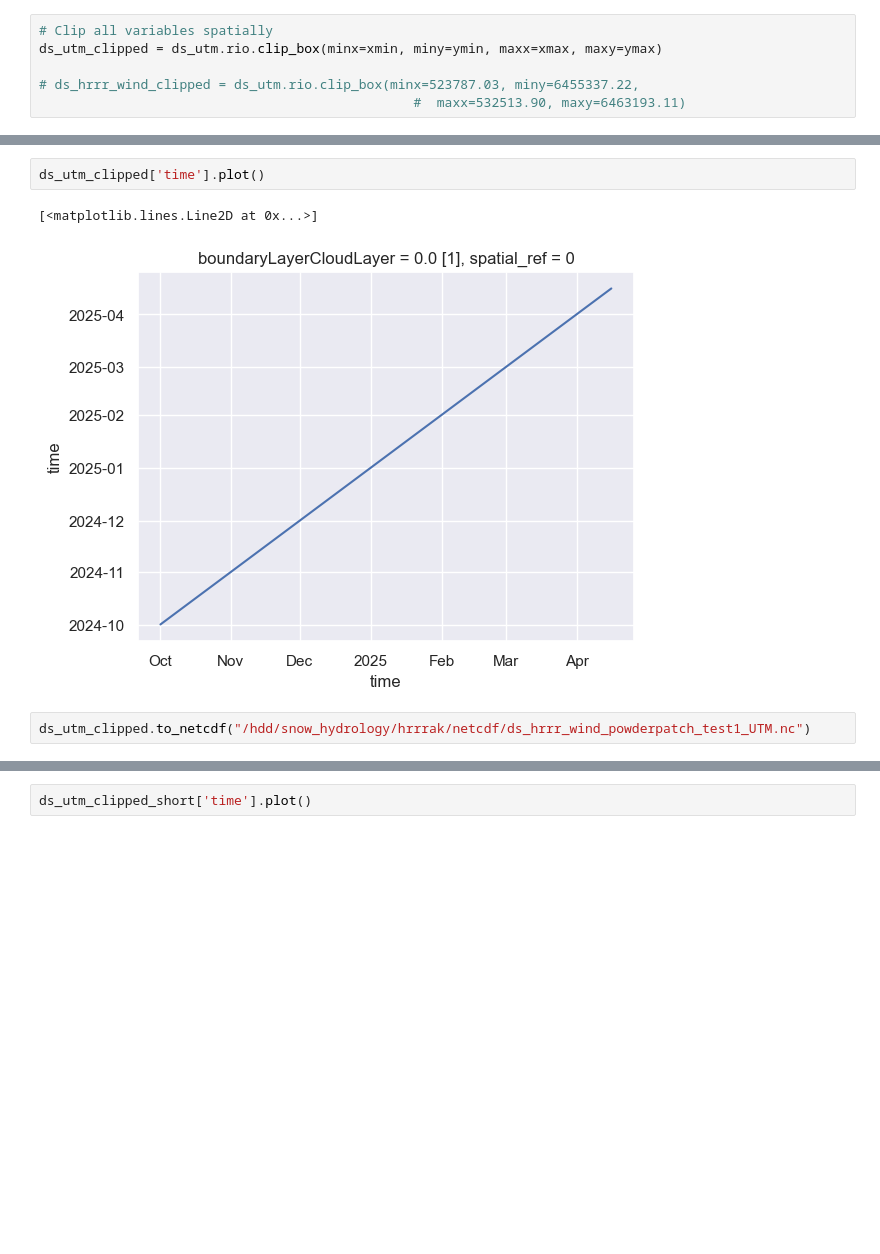
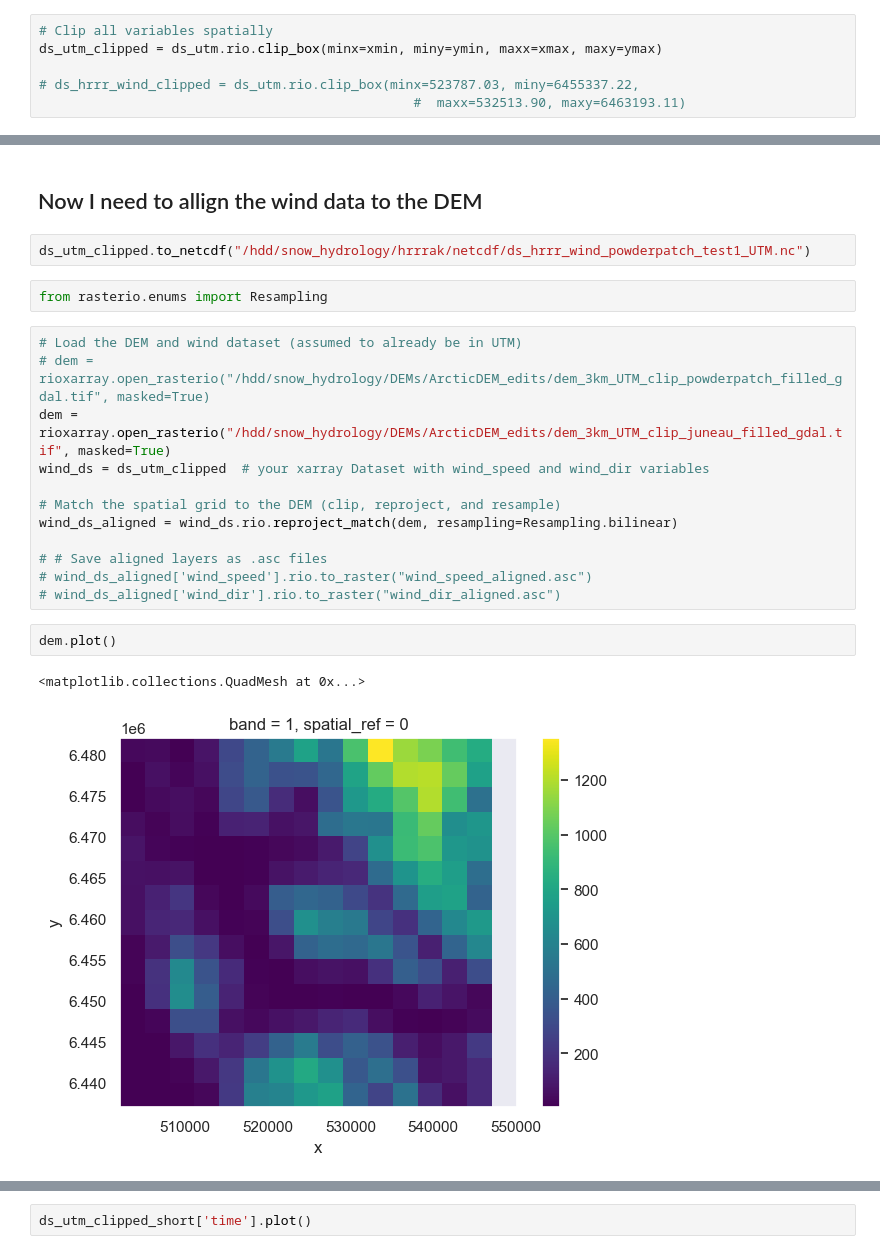
Before and after one commit to cassielumbrazo/juneau_data_analysis, a Jupyter notebook: 6c_prepare_wind_fields_wind_ninja.ipynb, the cells around one changed output, grey strips where cells are left out. Drawn from its saved outputs; the diff is of its cells as text; blank space fills up the shorter version.

```diff
--- a/6c_prepare_wind_fields_wind_ninja.ipynb
+++ b/6c_prepare_wind_fields_wind_ninja.ipynb
@@ -235,7 +236,23 @@ ds_utm_clipped['wind_speed'][1].plot()
-# %%
-ds_utm_clipped['time'].plot()
-# %% [output]
-[<matplotlib.lines.Line2D at 0x...>]
-[figure, removed]
+# %% [markdown]
+## Now I need to allign the wind data to the DEM
 # %%
 ds_utm_clipped.to_netcdf("/hdd/snow_hydrology/hrrrak/netcdf/ds_hrrr_wind_powderpatch_test1_UTM.nc")
+# %%
+from rasterio.enums import Resampling
+# %%
+# Load the DEM and wind dataset (assumed to already be in UTM)
+# dem = rioxarray.open_rasterio("/hdd/snow_hydrology/DEMs/ArcticDEM_edits/dem_3km_UTM_clip_powderpatch_filled_gdal.tif", masked=True)
+dem = rioxarray.open_rasterio("/hdd/snow_hydrology/DEMs/ArcticDEM_edits/dem_3km_UTM_clip_juneau_filled_gdal.tif", masked=True)
+wind_ds = ds_utm_clipped  # your xarray Dataset with wind_speed and wind_dir variables
+
+# Match the spatial grid to the DEM (clip, reproject, and resample)
+wind_ds_aligned = wind_ds.rio.reproject_match(dem, resampling=Resampling.bilinear)
+
+# # Save aligned layers as .asc files
+# wind_ds_aligned['wind_speed'].rio.to_raster("wind_speed_aligned.asc")
+# wind_ds_aligned['wind_dir'].rio.to_raster("wind_dir_aligned.asc")
+# %%
+dem.plot()
+# %% [output]
+<matplotlib.collections.QuadMesh at 0x...>
+[figure, added]
```
Also changed, not shown: parts of 13 cells of this notebook, 1 other file.
